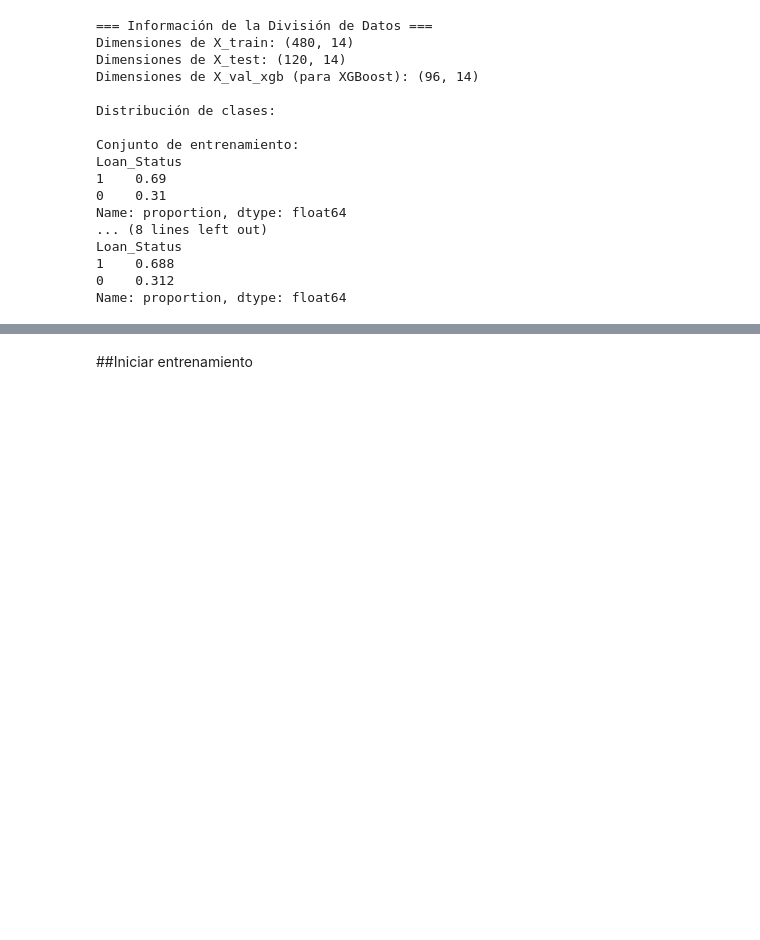
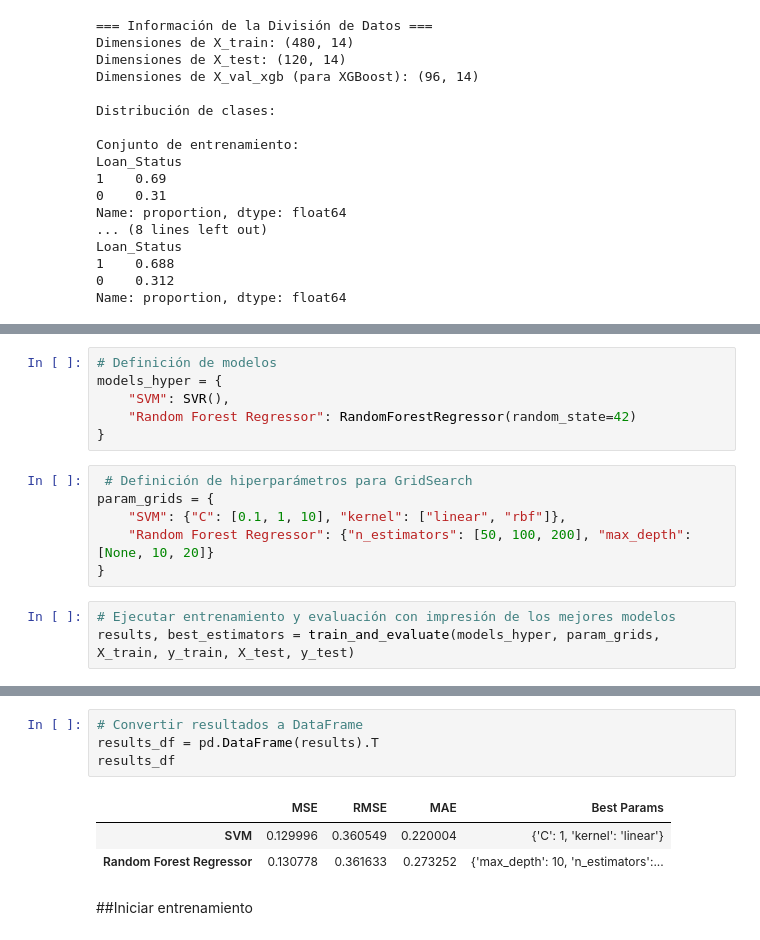
Before and after one commit to nicolassmarti/HE2_IA_P1, a Jupyter notebook: Codigo_Principal.ipynb, the cells around one changed output, grey strips where cells are left out. Drawn from its saved outputs; the diff is of its cells as text; blank space fills up the shorter version.

```diff
--- a/Codigo_Principal.ipynb
+++ b/Codigo_Principal.ipynb
@@ -663,0 +552,15 @@ Name: proportion, dtype: float64
+# %%
+# Definición de modelos
+models_hyper = {
+    "SVM": SVR(),
+    "Random Forest Regressor": RandomForestRegressor(random_state=42)
+}
+# %%
+ # Definición de hiperparámetros para GridSearch
+param_grids = {
+    "SVM": {"C": [0.1, 1, 10], "kernel": ["linear", "rbf"]},
+    "Random Forest Regressor": {"n_estimators": [50, 100, 200], "max_depth": [None, 10, 20]}
+}
+# %%
+# Ejecutar entrenamiento y evaluación con impresión de los mejores modelos
+results, best_estimators = train_and_evaluate(models_hyper, param_grids, X_train, y_train, X_test, y_test)
@@ -664,3 +579,11 @@ Name: proportion, dtype: float64
+# %%
+# Convertir resultados a DataFrame
+results_df = pd.DataFrame(results).T
+results_df
+# %% [output]
+|  | MSE | RMSE | MAE | Best Params |
+| SVM | 0.129996 | 0.360549 | 0.220004 | {'C': 1, 'kernel': 'linear'} |
+| Random Forest Regressor | 0.130778 | 0.361633 | 0.273252 | {'max_depth': 10, 'n_estimators':... |
 # %% [markdown]
 ##Iniciar entrenamiento
 # %%
```
Also changed, not shown: parts of 14 cells of this notebook.
